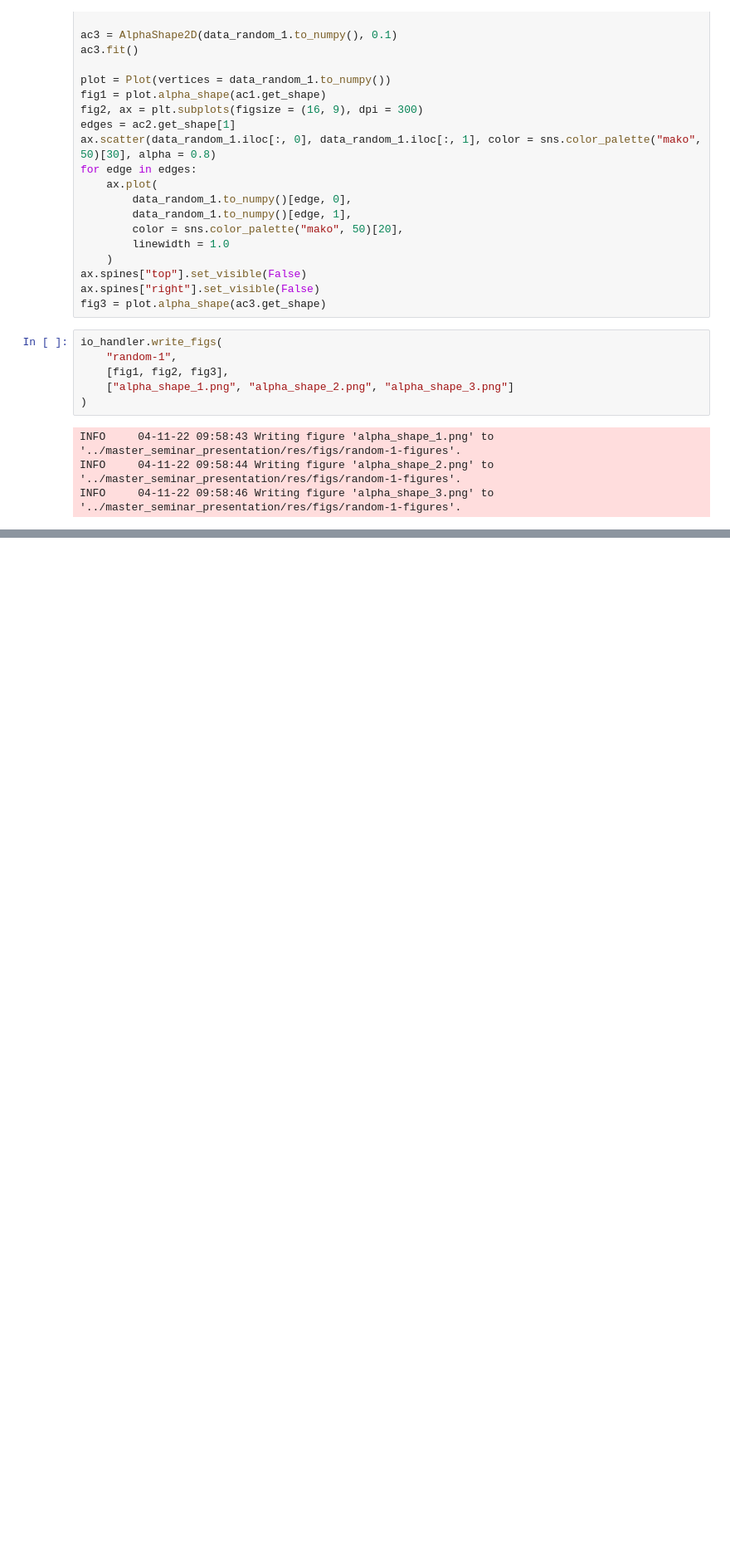
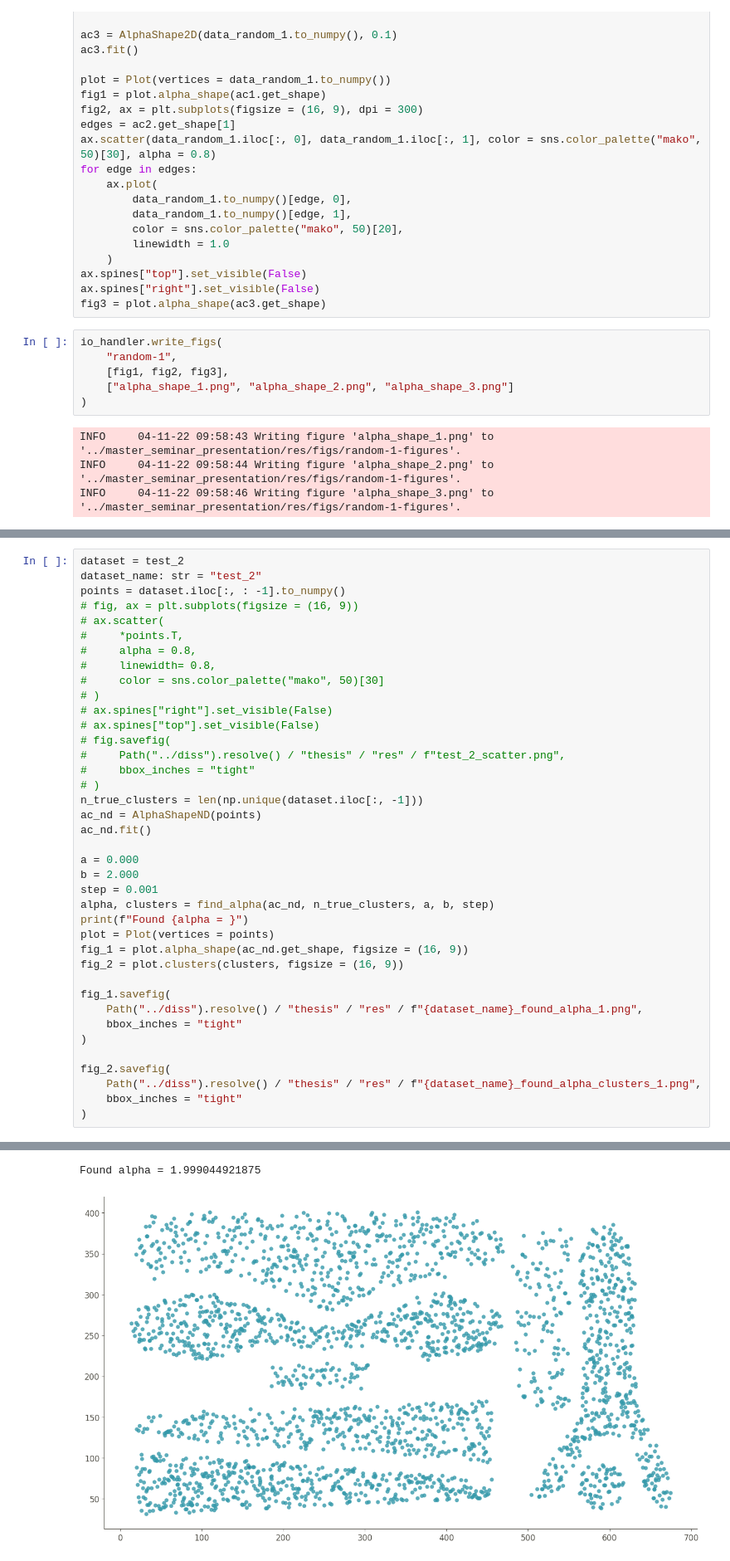
Before and after one commit to anirudhbhashyam/alpha-clustering, a Jupyter notebook: _test.ipynb, the cells around one changed output, grey strips where cells are left out. Shown at 83% size. Cells and saved outputs as stored; diff of their text form; blank space fills up the shorter version.

```diff
--- a/_test.ipynb
+++ b/_test.ipynb
@@ -250,0 +192,40 @@ INFO     08-11-22 11:56:39 Constructed the delaunay triangulation with furthest_
+# %%
+dataset = test_2
+dataset_name: str = "test_2"
+points = dataset.iloc[:, : -1].to_numpy()
+# fig, ax = plt.subplots(figsize = (16, 9))
+# ax.scatter(
+#     *points.T,
+#     alpha = 0.8,
+#     linewidth= 0.8,
+#     color = sns.color_palette("mako", 50)[30]
+# )
+# ax.spines["right"].set_visible(False)
+# ax.spines["top"].set_visible(False)
+# fig.savefig(
+#     Path("../diss").resolve() / "thesis" / "res" / f"test_2_scatter.png",
+#     bbox_inches = "tight"
+# )
+n_true_clusters = len(np.unique(dataset.iloc[:, -1]))
+ac_nd = AlphaShapeND(points)
+ac_nd.fit()
+
+a = 0.000
+b = 2.000
+step = 0.001
+alpha, clusters = find_alpha(ac_nd, n_true_clusters, a, b, step)
+print(f"Found {alpha = }")
+plot = Plot(vertices = points)
+fig_1 = plot.alpha_shape(ac_nd.get_shape, figsize = (16, 9))
+fig_2 = plot.clusters(clusters, figsize = (16, 9))
+
+fig_1.savefig(
+    Path("../diss").resolve() / "thesis" / "res" / f"{dataset_name}_found_alpha_1.png",
+    bbox_inches = "tight"
+)
+
+fig_2.savefig(
+    Path("../diss").resolve() / "thesis" / "res" / f"{dataset_name}_found_alpha_clusters_1.png",
+    bbox_inches = "tight"
+)
+# %% [output]
@@ -250,0 +251,2 @@ INFO     08-11-22 11:56:39 Constructed the delaunay triangulation with furthest_
+Found alpha = 1.999044921875
+[figure, added]
```
Also changed, not shown: parts of 10 cells of this notebook.
